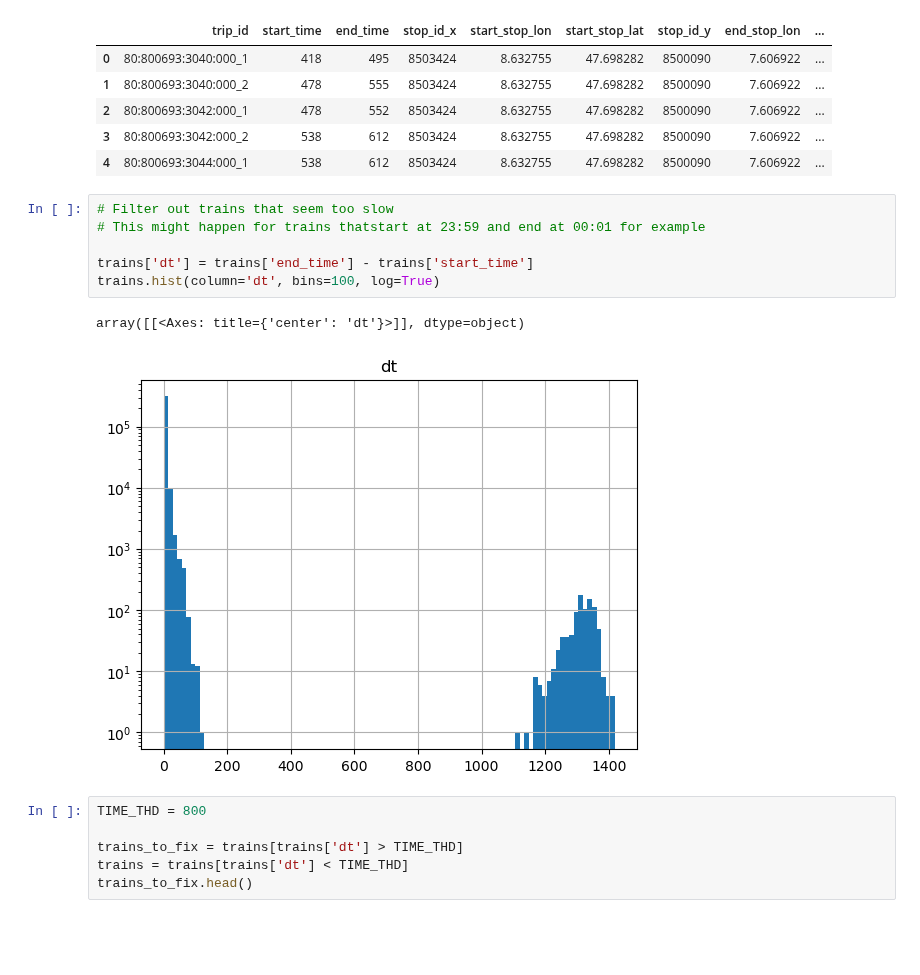
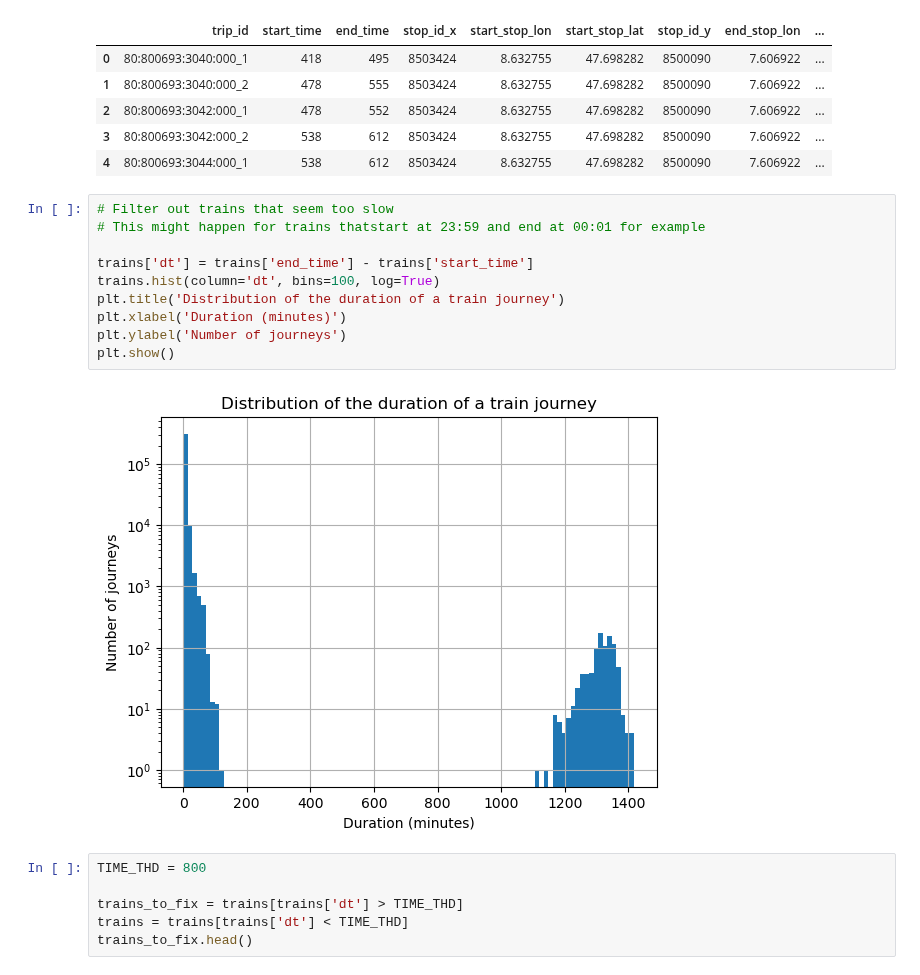
Before and after one commit to com-480-data-visualization/project-2023-choo-choo-data-darlings, a Jupyter notebook: notebooks/preprocessing/train_journeys_to_time_bins.ipynb, the cells around one changed output. Cells and saved outputs as stored; diff of their text form; blank space fills up the shorter version.

```diff
--- a/notebooks/preprocessing/train_journeys_to_time_bins.ipynb
+++ b/notebooks/preprocessing/train_journeys_to_time_bins.ipynb
@@ -130,12 +131,15 @@ trains.head()
 # %%
 # Filter out trains that seem too slow
 # This might happen for trains thatstart at 23:59 and end at 00:01 for example
 
 trains['dt'] = trains['end_time'] - trains['start_time']
 trains.hist(column='dt', bins=100, log=True)
+plt.title('Distribution of the duration of a train journey')
+plt.xlabel('Duration (minutes)')
+plt.ylabel('Number of journeys')
+plt.show()
 # %% [output]
-array([[<Axes: title={'center': 'dt'}>]], dtype=object)
-[figure, old version]
+[figure, new version]
 # %%
 TIME_THD = 800
 
```
Also changed, not shown: parts of 18 cells of this notebook, 3 other files.
